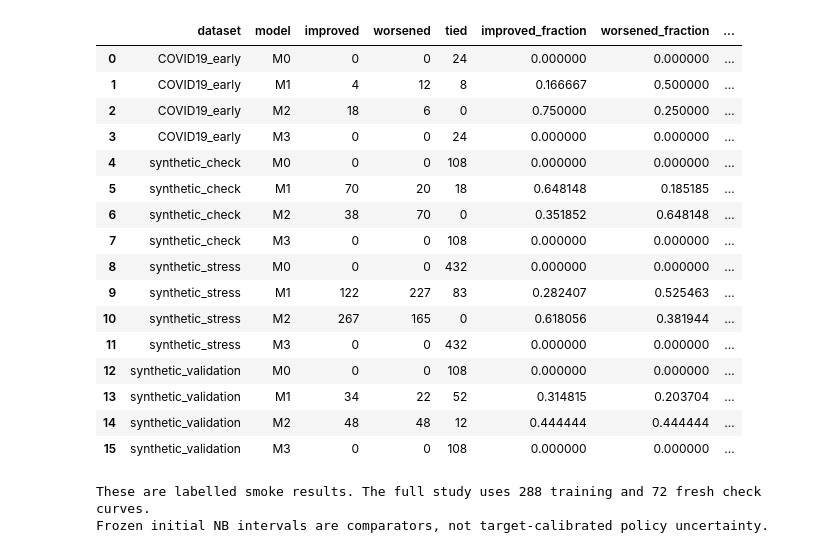
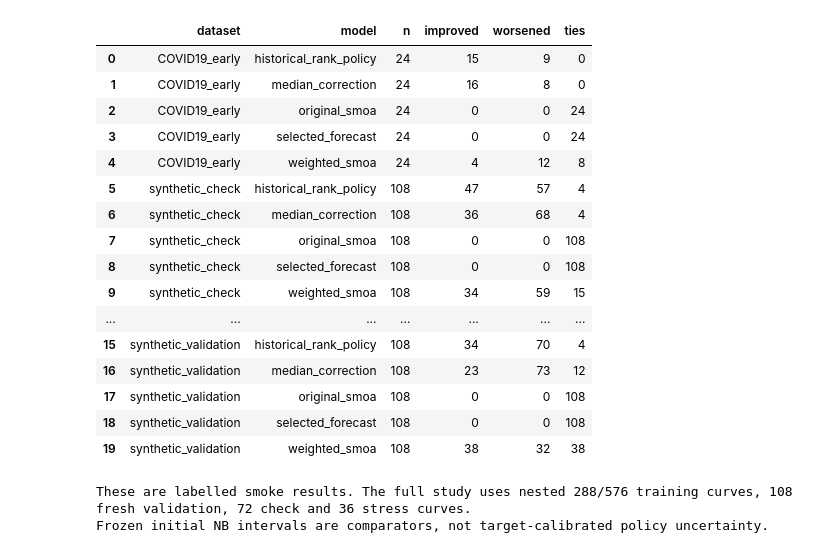
Before and after one commit to gnart-linhh/Infections_Forcasting, a Jupyter notebook: notebooks/demo.ipynb, the cells around one changed output. Cells and saved outputs as stored; diff of their text form; code cells hidden in the pictures.

```diff
--- a/notebooks/demo.ipynb
+++ b/notebooks/demo.ipynb
@@ -11,22 +9,25 @@ ROOT=Path.cwd()
 if not (ROOT/'configs/experiments.json').exists(): ROOT=ROOT.parent
 sys.path.insert(0,str(ROOT))
 from experiments.robust.pipeline import load_config,run
+from threadpoolctl import threadpool_limits
+limits=threadpool_limits(1)
+from experiments.robust.correction_experiment import WeightedForecast
 from experiments.robust.data import load_reference
 from experiments.robust.policy import candidate_features,FEATURES
 import numpy as np, pandas as pd, matplotlib.pyplot as plt
 from IPython.display import display
 config=load_config(ROOT/'configs/experiments.json')
-RUN=run(config,experiment='policy',smoke=True)
-policy=joblib.load(RUN/'policy.joblib')
-frozen=json.loads((RUN/'selected_policy.json').read_text())
+RUN=run(config,experiment='correction',smoke=True)
+policy=joblib.load(RUN/'median_model.joblib')
+frozen=json.loads((RUN/'selected_model.json').read_text())
 engine,_,_=load_reference(config)
 history=np.array([10.,14.,17.,22.,31.,40.])
 original=engine.match(history).baseline
 final,details=policy.forecast(engine,history,frozen['rho'])
 unblended=policy.forecast(engine,history,1.)[0]
 print('Hypothetical observations:',history)
-print('Frozen smoke policy:', {k:frozen[k] for k in ['depth','rho','selected_on']})
+print('Selected method:',frozen['selected_method'],'rho:',frozen['rho'])
+weighted=WeightedForecast().forecast(engine,history)[0]
 display(pd.DataFrame(details['candidates'],columns=['lower cumulative Q25','exact original','upper cumulative Q75'],index=range(1,5)))
-display(pd.DataFrame(details['ordering'],columns=['lowest identity','middle identity','highest identity']))
-display(pd.DataFrame(details['probabilities'],columns=['lowest weight','middle weight','highest weight']))
+display(pd.DataFrame({'normalized correction':details['normalized_correction'],'candidate correction':unblended-original,'selected correction':final-original},index=range(1,5)))
 # %% [output]
@@ -95,7 +91,7 @@ The completed forecasts below are a separate retrospective evaluation, not actua
 # %%
-display(pd.read_csv(RUN/'metrics.csv')[['dataset','model','n','mae','rmse','bias']])
+display(pd.read_csv(RUN/'metrics.csv')[['dataset','model','n','mae','rmse','bias','nmae']])
 display(pd.read_csv(RUN/'validation_selection.csv'))
 display(pd.read_csv(RUN/'improved_worsened.csv'))
-print('These are labelled smoke results. The full study uses 288 training and 72 fresh check curves.')
+print('These are labelled smoke results. The full study uses nested 288/576 training curves, 108 fresh validation, 72 check and 36 stress curves.')
 print('Frozen initial NB intervals are comparators, not target-calibrated policy uncertainty.')
 # %% [output]
@@ -128,19 +124,19 @@ print('Frozen initial NB intervals are comparators, not target-calibrated policy
-|  | dataset | model | improved | worsened | tied | improved_fraction | worsened_fraction | ... |
-| 0 | COVID19_early | M0 | 0 | 0 | 24 | 0.000000 | 0.000000 | ... |
-| 1 | COVID19_early | M1 | 4 | 12 | 8 | 0.166667 | 0.500000 | ... |
-| 2 | COVID19_early | M2 | 18 | 6 | 0 | 0.750000 | 0.250000 | ... |
-| 3 | COVID19_early | M3 | 0 | 0 | 24 | 0.000000 | 0.000000 | ... |
-| 4 | synthetic_check | M0 | 0 | 0 | 108 | 0.000000 | 0.000000 | ... |
-| 5 | synthetic_check | M1 | 70 | 20 | 18 | 0.648148 | 0.185185 | ... |
-| 6 | synthetic_check | M2 | 38 | 70 | 0 | 0.351852 | 0.648148 | ... |
-| 7 | synthetic_check | M3 | 0 | 0 | 108 | 0.000000 | 0.000000 | ... |
-| 8 | synthetic_stress | M0 | 0 | 0 | 432 | 0.000000 | 0.000000 | ... |
-| 9 | synthetic_stress | M1 | 122 | 227 | 83 | 0.282407 | 0.525463 | ... |
-| 10 | synthetic_stress | M2 | 267 | 165 | 0 | 0.618056 | 0.381944 | ... |
-| 11 | synthetic_stress | M3 | 0 | 0 | 432 | 0.000000 | 0.000000 | ... |
-| 12 | synthetic_validation | M0 | 0 | 0 | 108 | 0.000000 | 0.000000 | ... |
-| 13 | synthetic_validation | M1 | 34 | 22 | 52 | 0.314815 | 0.203704 | ... |
-| 14 | synthetic_validation | M2 | 48 | 48 | 12 | 0.444444 | 0.444444 | ... |
-| 15 | synthetic_validation | M3 | 0 | 0 | 108 | 0.000000 | 0.000000 | ... |
+|  | dataset | model | n | improved | worsened | ties |
+| 0 | COVID19_early | historical_rank_policy | 24 | 15 | 9 | 0 |
+| 1 | COVID19_early | median_correction | 24 | 16 | 8 | 0 |
+| 2 | COVID19_early | original_smoa | 24 | 0 | 0 | 24 |
+| 3 | COVID19_early | selected_forecast | 24 | 0 | 0 | 24 |
+| 4 | COVID19_early | weighted_smoa | 24 | 4 | 12 | 8 |
+| 5 | synthetic_check | historical_rank_policy | 108 | 47 | 57 | 4 |
+| 6 | synthetic_check | median_correction | 108 | 36 | 68 | 4 |
+| 7 | synthetic_check | original_smoa | 108 | 0 | 0 | 108 |
+| 8 | synthetic_check | selected_forecast | 108 | 0 | 0 | 108 |
+| 9 | synthetic_check | weighted_smoa | 108 | 34 | 59 | 15 |
+| ... | ... | ... | ... | ... | ... | ... |
+| 15 | synthetic_validation | historical_rank_policy | 108 | 34 | 70 | 4 |
+| 16 | synthetic_validation | median_correction | 108 | 23 | 73 | 12 |
+| 17 | synthetic_validation | original_smoa | 108 | 0 | 0 | 108 |
+| 18 | synthetic_validation | selected_forecast | 108 | 0 | 0 | 108 |
+| 19 | synthetic_validation | weighted_smoa | 108 | 38 | 32 | 38 |
-These are labelled smoke results. The full study uses 288 training and 72 fresh check curves.
+These are labelled smoke results. The full study uses nested 288/576 training curves, 108 fresh validation, 72 check and 36 stress curves.
 Frozen initial NB intervals are comparators, not target-calibrated policy uncertainty.
```
Also changed, not shown: parts of 7 cells of this notebook, 10 other files.
